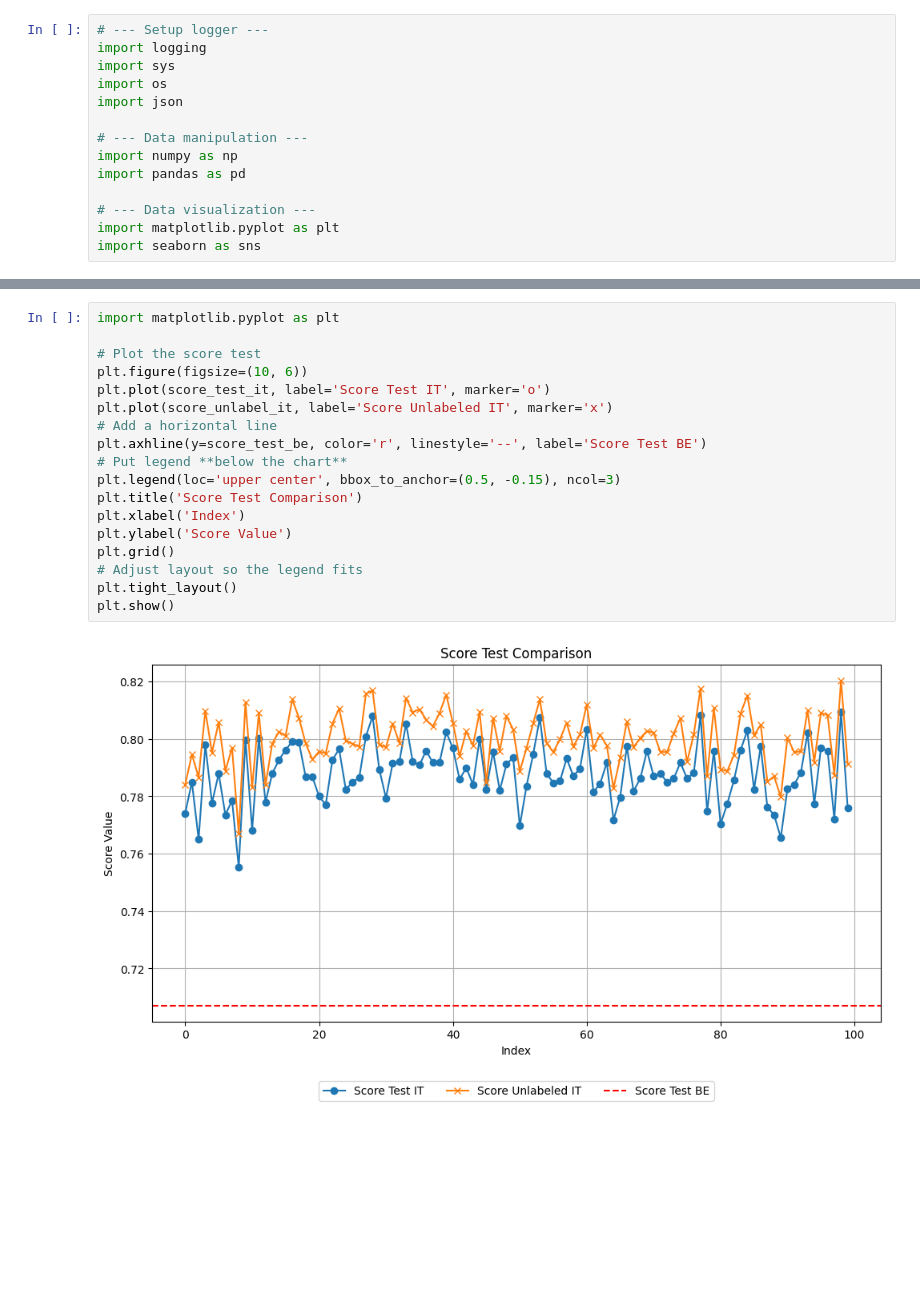
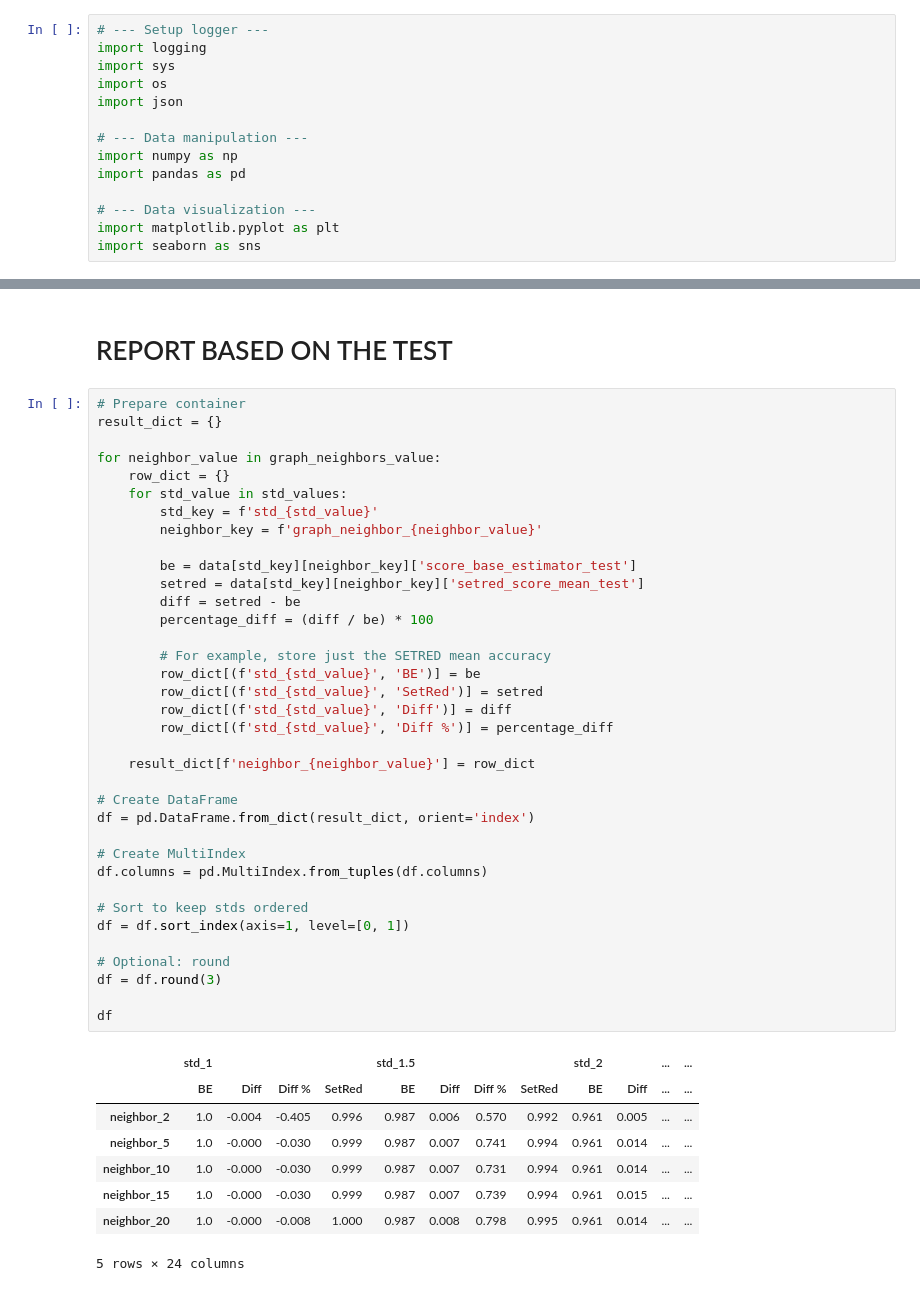
Before and after one commit to jfj36/Dissertation, a Jupyter notebook: notebooks/simulation_report.ipynb, the cells around one changed output, grey strips where cells are left out. Cells and saved outputs as stored; diff of their text form; blank space fills up the shorter version.

```diff
--- a/notebooks/simulation_report.ipynb
+++ b/notebooks/simulation_report.ipynb
@@ -56,20 +130,47 @@ Percentage Difference: 11.42%
-# %%
-import matplotlib.pyplot as plt
-
-# Plot the score test
-plt.figure(figsize=(10, 6))
-plt.plot(score_test_it, label='Score Test IT', marker='o')
-plt.plot(score_unlabel_it, label='Score Unlabeled IT', marker='x')
-# Add a horizontal line
-plt.axhline(y=score_test_be, color='r', linestyle='--', label='Score Test BE')
-# Put legend **below the chart**
-plt.legend(loc='upper center', bbox_to_anchor=(0.5, -0.15), ncol=3)
-plt.title('Score Test Comparison')
-plt.xlabel('Index')
-plt.ylabel('Score Value')
-plt.grid()
-# Adjust layout so the legend fits
-plt.tight_layout()
-plt.show()
-# %% [output]
-[figure, removed]
+# %% [markdown]
+# REPORT BASED ON THE TEST
+# %%
+# Prepare container
+result_dict = {}
+
+for neighbor_value in graph_neighbors_value:
+    row_dict = {}
+    for std_value in std_values:
+        std_key = f'std_{std_value}'
+        neighbor_key = f'graph_neighbor_{neighbor_value}'
+
+        be = data[std_key][neighbor_key]['score_base_estimator_test']
+        setred = data[std_key][neighbor_key]['setred_score_mean_test']
+        diff = setred - be
+        percentage_diff = (diff / be) * 100
+
+        # For example, store just the SETRED mean accuracy
+        row_dict[(f'std_{std_value}', 'BE')] = be
+        row_dict[(f'std_{std_value}', 'SetRed')] = setred
+        row_dict[(f'std_{std_value}', 'Diff')] = diff
+        row_dict[(f'std_{std_value}', 'Diff %')] = percentage_diff
+
+    result_dict[f'neighbor_{neighbor_value}'] = row_dict
+
+# Create DataFrame
+df = pd.DataFrame.from_dict(result_dict, orient='index')
+
+# Create MultiIndex
+df.columns = pd.MultiIndex.from_tuples(df.columns)
+
+# Sort to keep stds ordered
+df = df.sort_index(axis=1, level=[0, 1])
+
+# Optional: round
+df = df.round(3)
+
+df
+# %% [output]
+|  | std_1 |  |  |  | std_1.5 |  |  |  | std_2 |  | ... | ... |
+|  | BE | Diff | Diff % | SetRed | BE | Diff | Diff % | SetRed | BE | Diff | ... | ... |
+| neighbor_2 | 1.0 | -0.004 | -0.405 | 0.996 | 0.987 | 0.006 | 0.570 | 0.992 | 0.961 | 0.005 | ... | ... |
+| neighbor_5 | 1.0 | -0.000 | -0.030 | 0.999 | 0.987 | 0.007 | 0.741 | 0.994 | 0.961 | 0.014 | ... | ... |
+| neighbor_10 | 1.0 | -0.000 | -0.030 | 0.999 | 0.987 | 0.007 | 0.731 | 0.994 | 0.961 | 0.014 | ... | ... |
+| neighbor_15 | 1.0 | -0.000 | -0.030 | 0.999 | 0.987 | 0.007 | 0.739 | 0.994 | 0.961 | 0.015 | ... | ... |
+| neighbor_20 | 1.0 | -0.000 | -0.008 | 1.000 | 0.987 | 0.008 | 0.798 | 0.995 | 0.961 | 0.014 | ... | ... |
+5 rows × 24 columns
```
Also changed, not shown: parts of 18 cells of this notebook, 15 other files.
